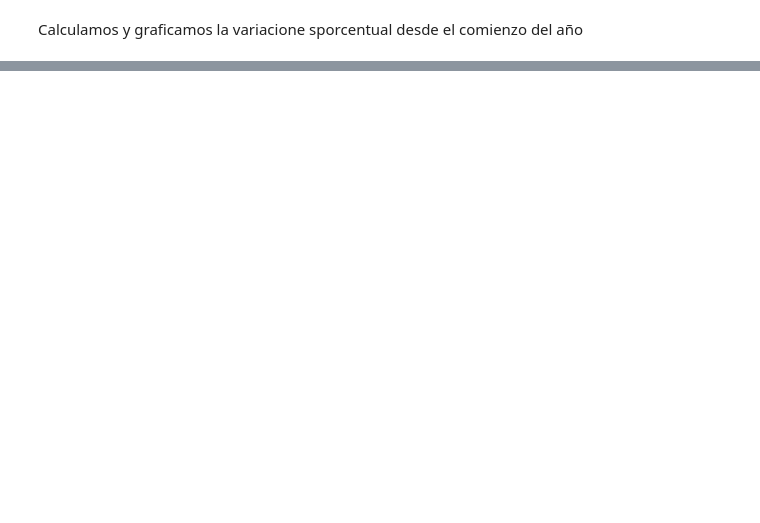
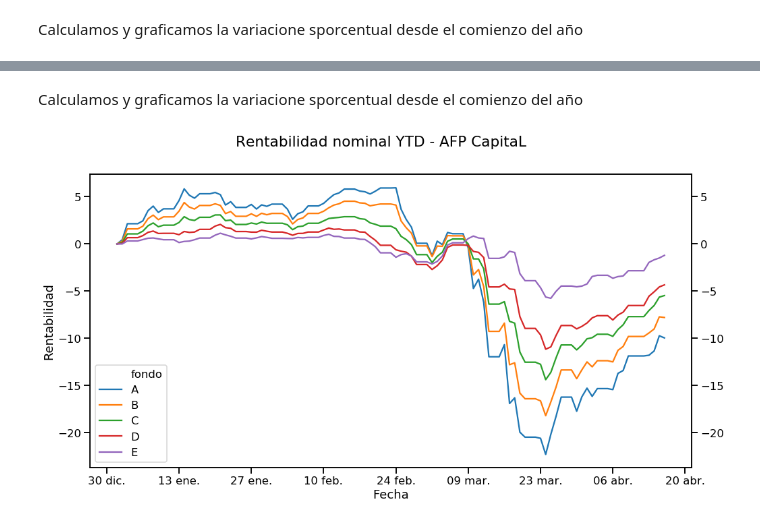
Before and after one commit to rpmunoz/afp_chile, a Jupyter notebook: notebooks/02 - Visualizar fondos.ipynb, the cells around one changed output, grey strips where cells are left out. Drawn from its saved outputs; the diff is of its cells as text; code cells hidden in the pictures; blank space fills up the shorter version.

```diff
--- a/notebooks/02 - Visualizar fondos.ipynb
+++ b/notebooks/02 - Visualizar fondos.ipynb
@@ -87,0 +105,26 @@ ax.xaxis.set_major_formatter(mdates.DateFormatter('%d %b'))
+# %% [markdown]
+Calculamos y graficamos la variacione sporcentual desde el comienzo del año
+# %%
+plotDF = dataDF[dataDF['administradora'] == 'CAPITAL'].copy()
+
+for name, group in plotDF.groupby('fondo'):
+    #print(name)
+    refValue = group.iloc[0]['valor cuota']
+    plotDF.loc[group.index, 'variacion %'] = ((group['valor cuota'] - refValue)/refValue * 100)
+
+#print(plotDF.head())
+#plotDF['variacion %'] = ((plotDF['valor cuota'] - plotDF.loc[0, 'valor cuota'])/plotDF.loc[0, 'valor cuota'] * 100).values
+
+fig, ax = plt.subplots(figsize = (16,8))
+sns.lineplot(x='fecha', y='variacion %', hue='fondo',
+             data=plotDF, ax=ax)
+
+fig.suptitle('Rentabilidad nominal YTD - AFP CapitaL', fontsize='large')
+ax.set_xlabel('Fecha', fontsize='medium')
+ax.set_ylabel('Rentabilidad', fontsize='medium')
+
+ax.xaxis.set_major_locator(mdates.WeekdayLocator(byweekday=mdates.MO, interval=2))
+ax.xaxis.set_major_formatter(mdates.DateFormatter('%d %b'))
+ax.tick_params(left=True, right=True, labelleft=True, labelright=True)
+# %% [output]
+[figure, added]
```
Also changed, not shown: parts of 6 cells of this notebook, 8 other files.
